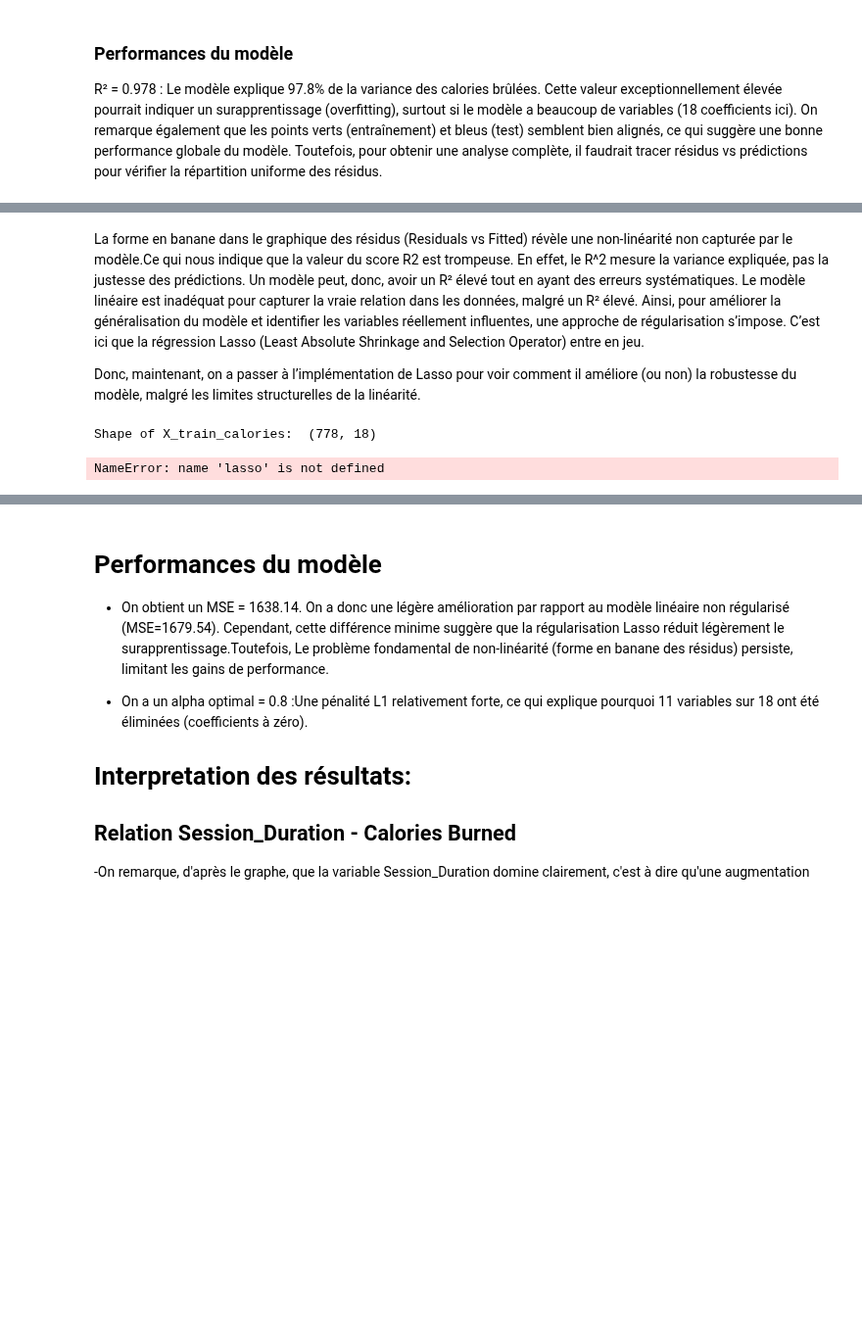
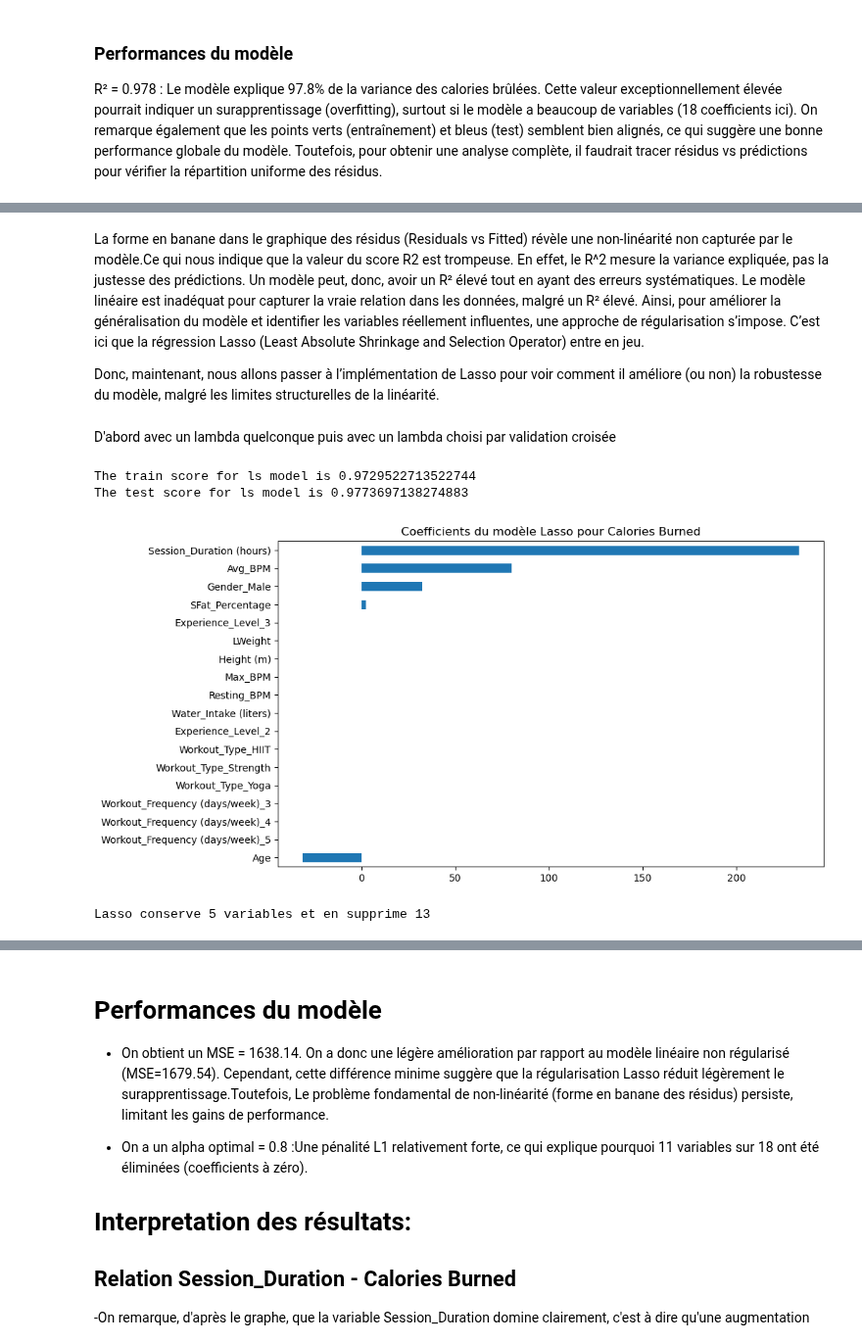
Before and after one commit to Dorianhgn/ProjetML4A, a Jupyter notebook: Calories_Burned/Sara/python.ipynb, the cells around one changed output, grey strips where cells are left out. Shown at 98% size. Cells and saved outputs as stored; diff of their text form; code cells hidden in the pictures; blank space fills up the shorter version.

```diff
--- a/Calories_Burned/Sara/python.ipynb
+++ b/Calories_Burned/Sara/python.ipynb
@@ -270,24 +257,28 @@ plt.show()
 # %% [markdown]
 La forme en banane dans le graphique des résidus (Residuals vs Fitted) révèle une non-linéarité non capturée par le modèle.Ce qui nous indique que la valeur du score R2 est trompeuse. En effet, le R^2 mesure la variance expliquée, pas la justesse des prédictions. Un modèle peut, donc, avoir un R² élevé tout en ayant des erreurs systématiques. Le modèle linéaire est inadéquat pour capturer la vraie relation dans les données, malgré un R² élevé. Ainsi, pour améliorer la généralisation du modèle et identifier les variables réellement influentes, une approche de régularisation s’impose. C’est ici que la régression Lasso (Least Absolute Shrinkage and Selection Operator) entre en jeu.
 
-Donc, maintenant, on a passer à l’implémentation de Lasso pour voir comment il améliore (ou non) la robustesse du modèle, malgré les limites structurelles de la linéarité.
+Donc, maintenant, nous allons passer à l’implémentation de Lasso pour voir comment il améliore (ou non) la robustesse du modèle, malgré les limites structurelles de la linéarité.
-# %%
-# Vérifier les dimensions de X_train_calories et les coefficients
-print("Shape of X_train_calories: ", X_train_calories.shape)
-print("Number of coefficients: ", len(lasso.coef_))
-import pandas as pd
-
-# Vérifier la taille et les coefficients du modèle Lasso
-print("Shape of X_train_calories: ", X_train_calories.shape)
-print("Nombre de coefficients: ", len(lasso.coef_))
-
-# Créer un DataFrame des coefficients
-coeffs_df = pd.DataFrame({'Variable': X_train_calories.columns, 'Coefficient': lasso.coef_})
-
-# Trier par valeur absolue des coefficients pour voir les plus importants
-coeffs_df = coeffs_df.sort_values(by='Coefficient', key=abs, ascending=False)
-print(coeffs_df)
-# %% [output]
-Shape of X_train_calories:  (778, 18)
-NameError: name 'lasso' is not defined
+# %% [markdown]
+D'abord avec un lambda quelconque puis avec un lambda choisi par validation croisée
+# %%
+from sklearn.linear_model import Ridge, RidgeCV, Lasso
+lasso1= Lasso(alpha=10)
+lasso1.fit(X_train_calories_scaled, y_train_calories)
+train_score_lasso1=lasso1.score(X_train_calories_scaled, y_train_calories)
+test_score_lasso1=lasso1.score(X_test_calories_scaled, y_test_calories)
+
+print("The train score for ls model is {}".format(train_score_lasso1))
+print("The test score for ls model is {}".format(test_score_lasso1))
+
+coef_calories_lasso1 = pd.Series(lasso1.coef_, index=X_train_calories.columns)
+coef_calories_lasso1.sort_values().plot(kind='barh', figsize=(10, 6))
+plt.title('Coefficients du modèle Lasso pour Calories Burned')
+plt.show()
+# Afficher le nombre de variables conservées et éliminées
+print(f"Lasso conserve {sum(coef_calories_lasso1 != 0)} variables et en supprime {sum(coef_calories_lasso1 == 0)}")
+# %% [output]
+The train score for ls model is 0.9729522713522744
+The test score for ls model is 0.9773697138274883
+[figure, added]
+Lasso conserve 5 variables et en supprime 13
 # %%
```
Also changed, not shown: parts of 12 cells of this notebook.
